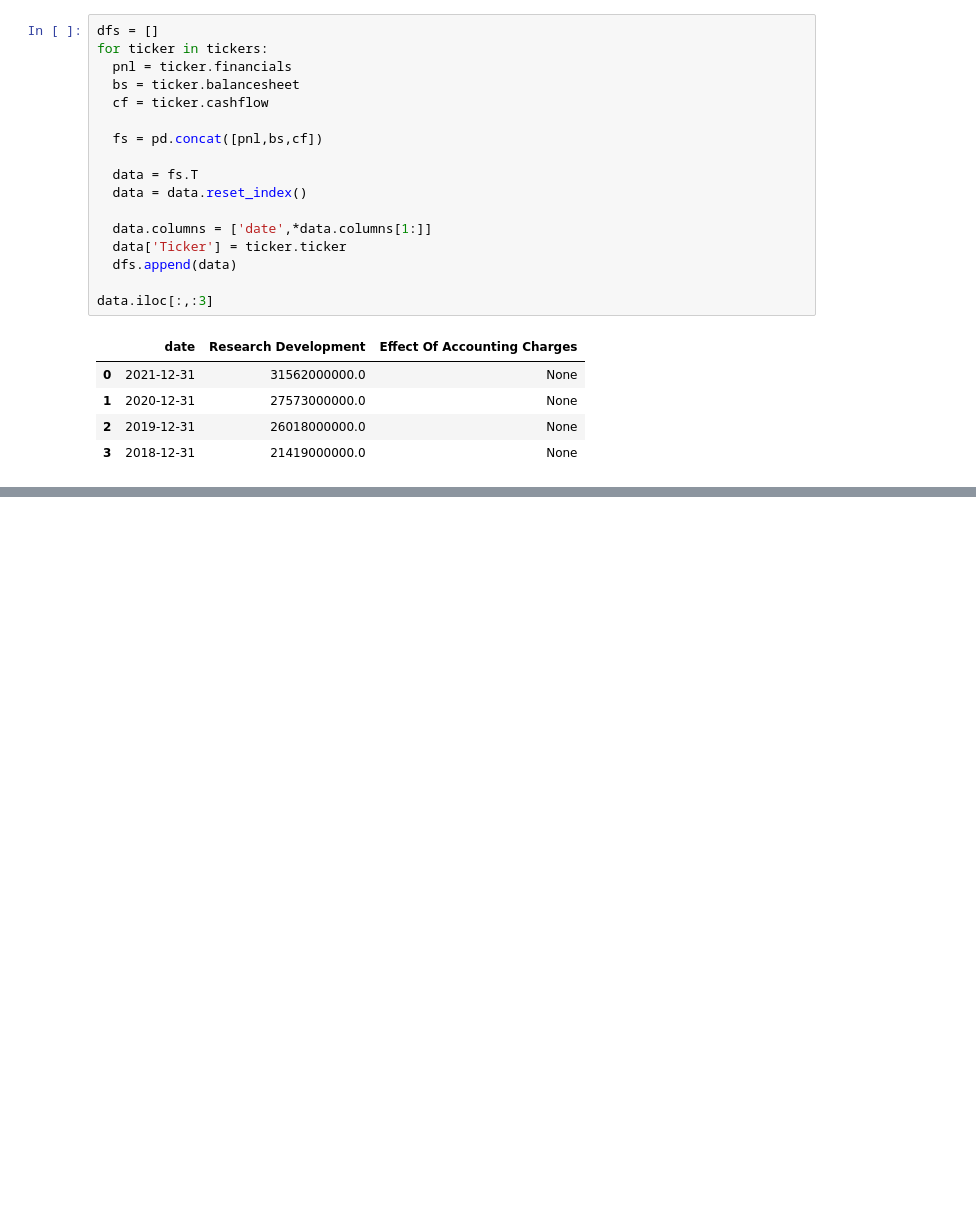
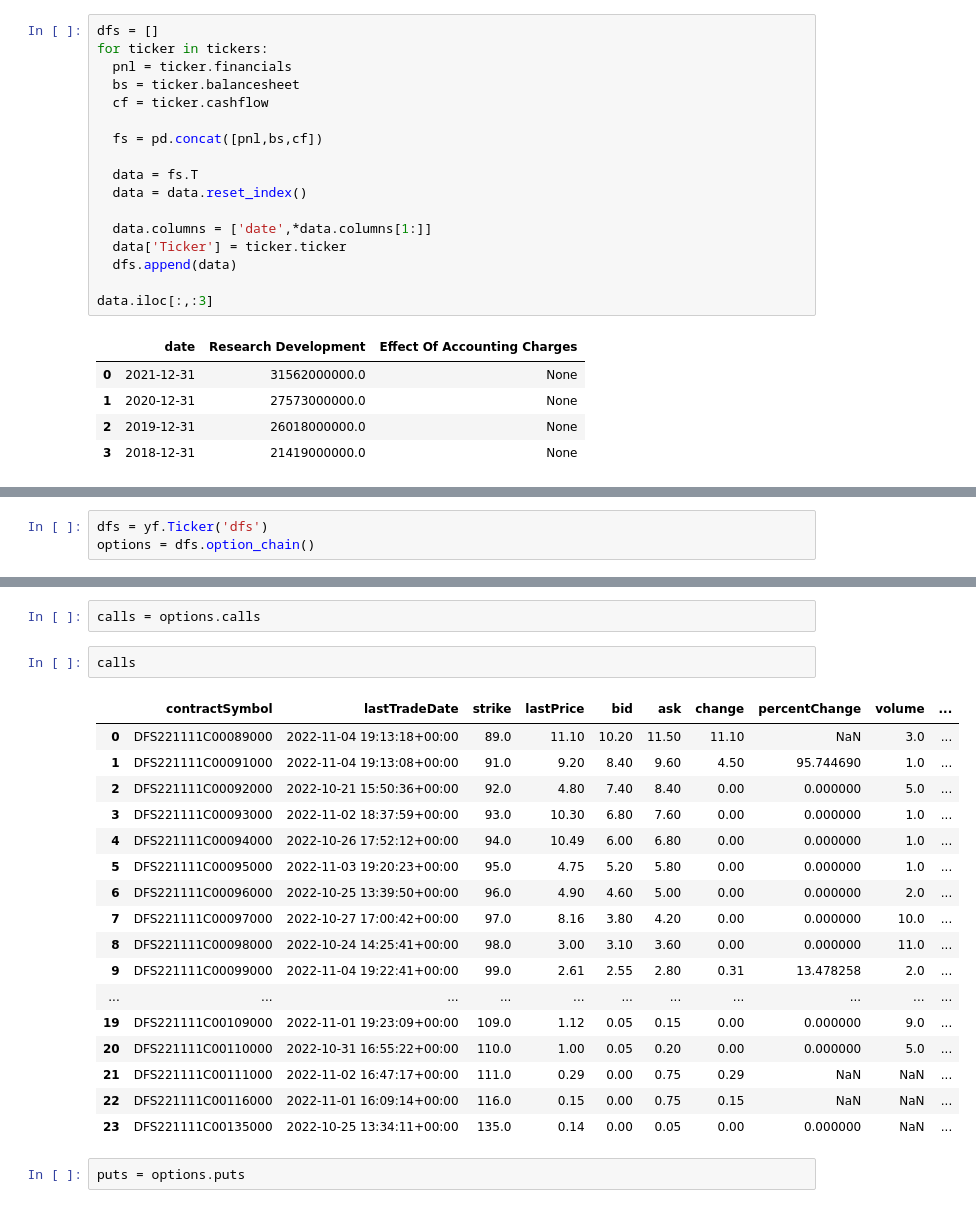
Before and after one commit to shoaibwaheed/finance, a Jupyter notebook: stock_data.ipynb, the cells around one changed output, grey strips where cells are left out. Drawn from its saved outputs; the diff is of its cells as text; blank space fills up the shorter version.

```diff
--- a/stock_data.ipynb
+++ b/stock_data.ipynb
@@ -171,0 +197,3 @@ data.iloc[:,:3]
+# %%
+dfs = yf.Ticker('dfs')
+options = dfs.option_chain()
@@ -171,0 +220,24 @@ data.iloc[:,:3]
+# %%
+calls = options.calls
+# %%
+calls
+# %% [output]
+|  | contractSymbol | lastTradeDate | strike | lastPrice | bid | ask | change | percentChange | volume | ... |
+| 0 | DFS221111C00089000 | 2022-11-04 19:13:18+00:00 | 89.0 | 11.10 | 10.20 | 11.50 | 11.10 | NaN | 3.0 | ... |
+| 1 | DFS221111C00091000 | 2022-11-04 19:13:08+00:00 | 91.0 | 9.20 | 8.40 | 9.60 | 4.50 | 95.744690 | 1.0 | ... |
+| 2 | DFS221111C00092000 | 2022-10-21 15:50:36+00:00 | 92.0 | 4.80 | 7.40 | 8.40 | 0.00 | 0.000000 | 5.0 | ... |
+| 3 | DFS221111C00093000 | 2022-11-02 18:37:59+00:00 | 93.0 | 10.30 | 6.80 | 7.60 | 0.00 | 0.000000 | 1.0 | ... |
+| 4 | DFS221111C00094000 | 2022-10-26 17:52:12+00:00 | 94.0 | 10.49 | 6.00 | 6.80 | 0.00 | 0.000000 | 1.0 | ... |
+| 5 | DFS221111C00095000 | 2022-11-03 19:20:23+00:00 | 95.0 | 4.75 | 5.20 | 5.80 | 0.00 | 0.000000 | 1.0 | ... |
+| 6 | DFS221111C00096000 | 2022-10-25 13:39:50+00:00 | 96.0 | 4.90 | 4.60 | 5.00 | 0.00 | 0.000000 | 2.0 | ... |
+| 7 | DFS221111C00097000 | 2022-10-27 17:00:42+00:00 | 97.0 | 8.16 | 3.80 | 4.20 | 0.00 | 0.000000 | 10.0 | ... |
+| 8 | DFS221111C00098000 | 2022-10-24 14:25:41+00:00 | 98.0 | 3.00 | 3.10 | 3.60 | 0.00 | 0.000000 | 11.0 | ... |
+| 9 | DFS221111C00099000 | 2022-11-04 19:22:41+00:00 | 99.0 | 2.61 | 2.55 | 2.80 | 0.31 | 13.478258 | 2.0 | ... |
+| ... | ... | ... | ... | ... | ... | ... | ... | ... | ... | ... |
+| 19 | DFS221111C00109000 | 2022-11-01 19:23:09+00:00 | 109.0 | 1.12 | 0.05 | 0.15 | 0.00 | 0.000000 | 9.0 | ... |
+| 20 | DFS221111C00110000 | 2022-10-31 16:55:22+00:00 | 110.0 | 1.00 | 0.05 | 0.20 | 0.00 | 0.000000 | 5.0 | ... |
+| 21 | DFS221111C00111000 | 2022-11-02 16:47:17+00:00 | 111.0 | 0.29 | 0.00 | 0.75 | 0.29 | NaN | NaN | ... |
+| 22 | DFS221111C00116000 | 2022-11-01 16:09:14+00:00 | 116.0 | 0.15 | 0.00 | 0.75 | 0.15 | NaN | NaN | ... |
+| 23 | DFS221111C00135000 | 2022-10-25 13:34:11+00:00 | 135.0 | 0.14 | 0.00 | 0.05 | 0.00 | 0.000000 | NaN | ... |
+# %%
+puts = options.puts
```
Also changed, not shown: parts of 17 cells of this notebook.
